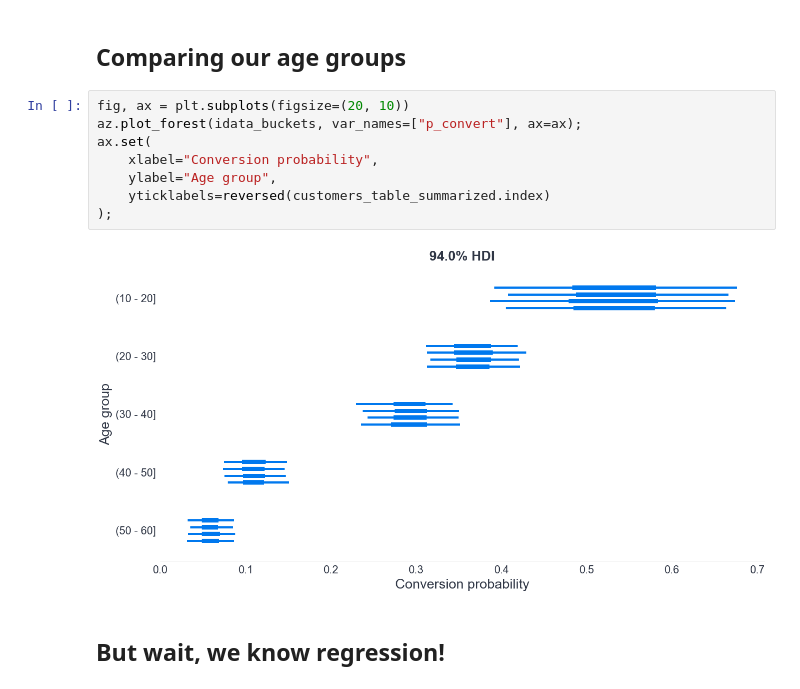
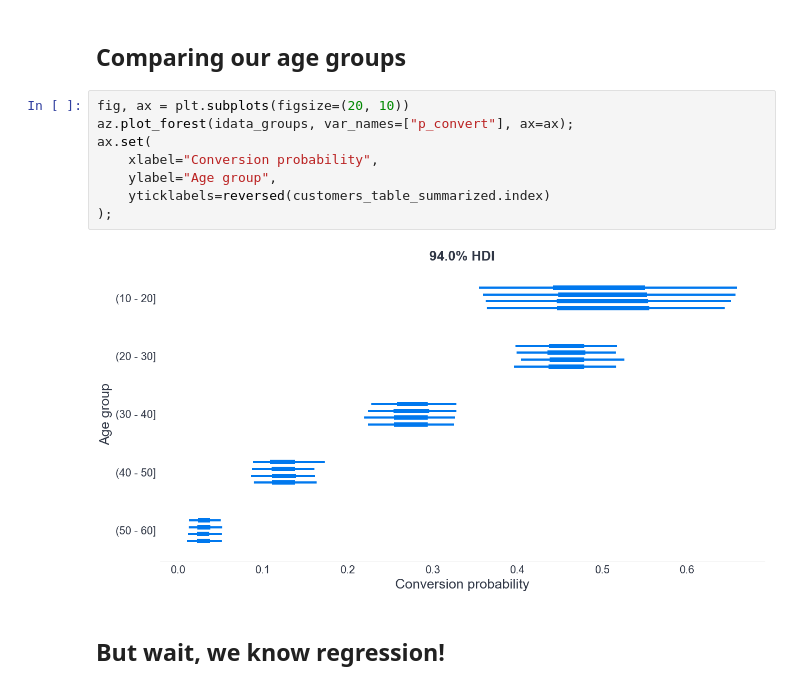
Before and after one commit to tomicapretto/etc, a Jupyter notebook: lesson_code/lesson_04.ipynb, the cells around one changed output. Cells and saved outputs as stored; diff of their text form.

```diff
--- a/lesson_code/lesson_04.ipynb
+++ b/lesson_code/lesson_04.ipynb
@@ -435,14 +448,14 @@ Now we can see something going on, but this doesn't exactly answer our question
 ## Comparing our age groups
 # %%
 fig, ax = plt.subplots(figsize=(20, 10))
-az.plot_forest(idata_buckets, var_names=["p_convert"], ax=ax);
+az.plot_forest(idata_groups, var_names=["p_convert"], ax=ax);
 ax.set(
     xlabel="Conversion probability",
     ylabel="Age group",
     yticklabels=reversed(customers_table_summarized.index)
 );
 # %% [output]
-[figure, old version]
+[figure, new version]
 # %% [markdown]
 ## But wait, we know regression!
 # %%
```
Also changed, not shown: parts of 58 cells of this notebook, 1 other file.
